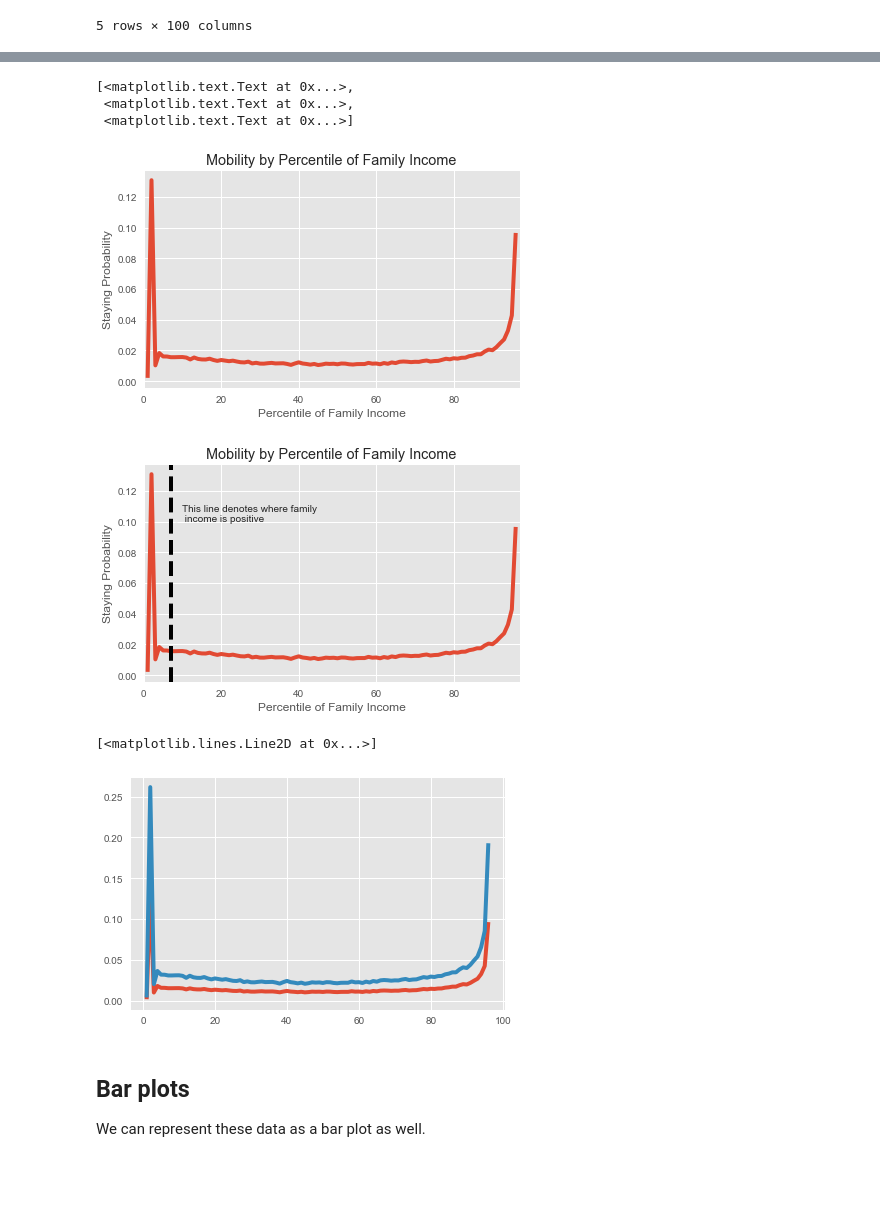
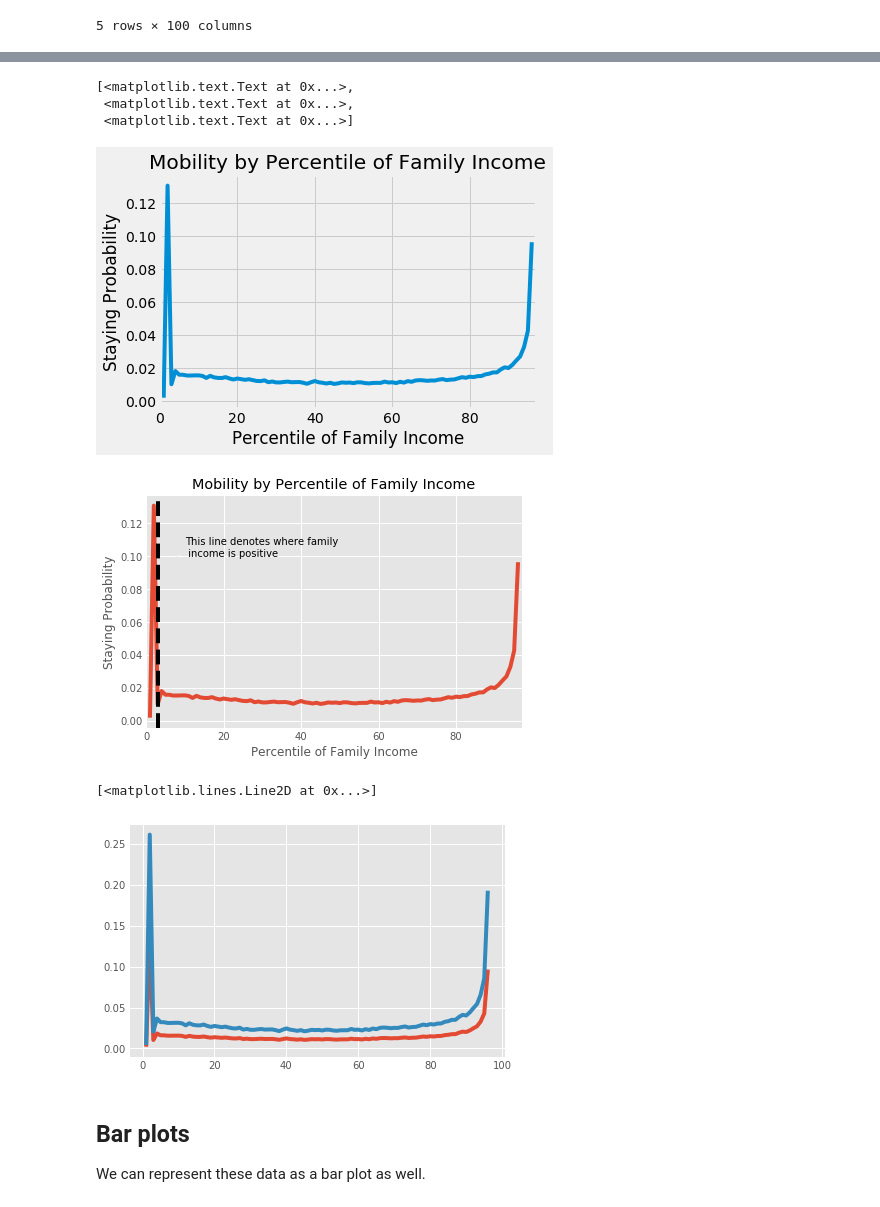
Before and after one commit to jdebacker/CompEcon_Fall17, a Jupyter notebook: Visualization/StaticVisualization.ipynb, the cells around one changed output, grey strips where cells are left out. Drawn from its saved outputs; the diff is of its cells as text; code cells hidden in the pictures; blank space fills up the shorter version.

```diff
--- a/Visualization/StaticVisualization.ipynb
+++ b/Visualization/StaticVisualization.ipynb
@@ -50,16 +50,16 @@ plt.plot(x, staying_probs)
 # %%
 # Formatting options
-plt.style.use('ggplot') # select a style (theme) for plot
+plt.style.use('fivethirtyeight') # select a style (theme) for plot
 fig, ax = plt.subplots() # make figure and axes separate objects
 plt.plot(x, staying_probs, axes=ax)
 ax.set_xlim([0, 97]) # set axis range
 ax.set(title='Mobility by Percentile of Family Income', xlabel='Percentile of Family Income',
        ylabel="Staying Probability") # plot title, axis labels
 # %% [output]
 [<matplotlib.text.Text at 0x...>,
  <matplotlib.text.Text at 0x...>,
  <matplotlib.text.Text at 0x...>]
-[figure, old version]
+[figure, new version]
 # %%
 # Add vertical line (note centiles 1-6 are negative income)
 plt.style.use('ggplot') # select a style (theme) for plot
@@ -68,7 +68,7 @@ plt.plot(x, staying_probs, axes=ax)
 ax.set_xlim([0, 97]) # set axis range
 ax.set(title='Mobility by Percentile of Family Income', xlabel='Percentile of Family Income',
        ylabel="Staying Probability") # plot title, axis labels
-ax.axvline(x=7, color='k', linestyle='--')
+ax.axvline(x=3, color='k', linestyle='--')
 ax.set(title='Mobility by Percentile of Family Income', xlabel='Percentile of Family Income',
        ylabel="Staying Probability") # plot title, axis labels
 plt.annotate(
@@ -77,14 +77,14 @@ plt.annotate(
 # save figure
 fig.savefig('mobility.png', transparent=False, dpi=80, bbox_inches="tight")
 # %% [output]
-[figure, old version]
+[figure, new version]
 # %%
 # A plot with two lines
 plt.plot(x, staying_probs)
 plt.plot(x, staying_probs * 2)
 # %% [output]
 [<matplotlib.lines.Line2D at 0x...>]
-[figure, old version]
+[figure, new version]
 # %% [markdown]
 ## Bar plots
 
```
Also changed, not shown: parts of 9 cells of this notebook, 1 other file.
